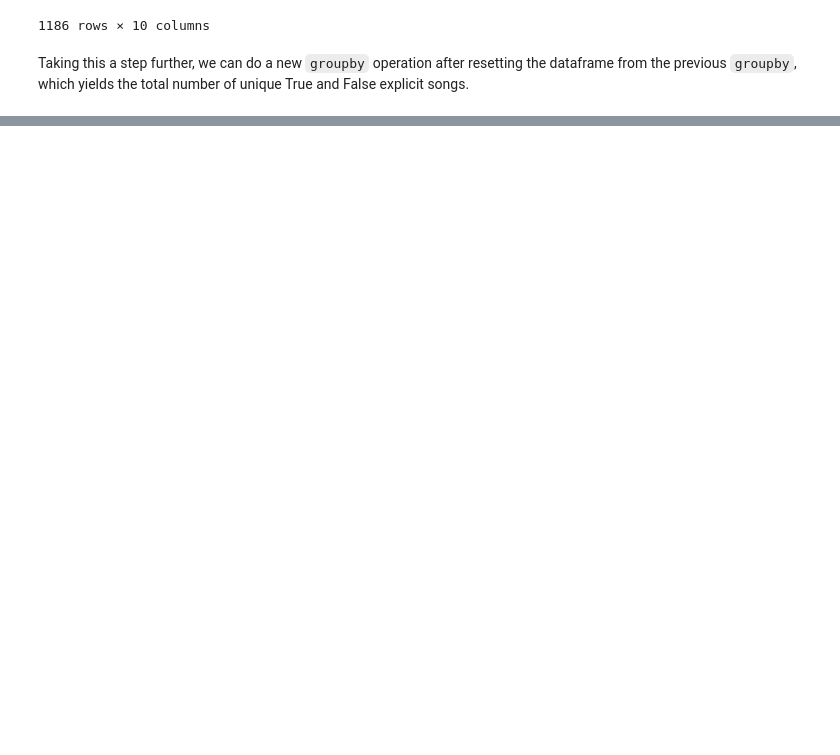
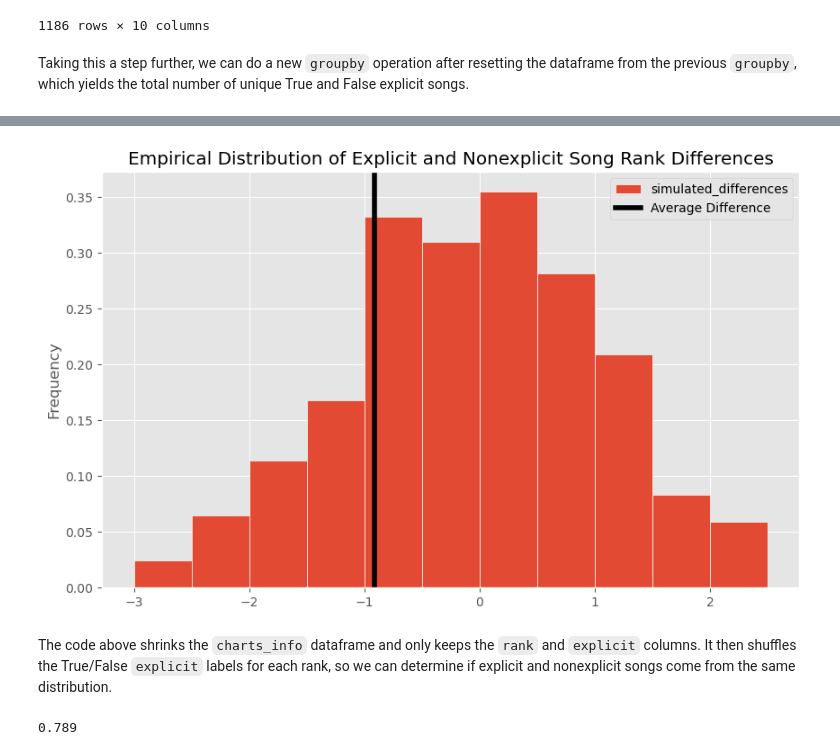
Before and after one commit to mtang24/spotify, a Jupyter notebook: charts.ipynb, the cells around one changed output, grey strips where cells are left out. Cells and saved outputs as stored; diff of their text form; code cells hidden in the pictures; blank space fills up the shorter version.

```diff
--- a/charts.ipynb
+++ b/charts.ipynb
@@ -199,0 +249,29 @@ Let's take a deeper look at the differences.
+# %%
+rank_vs_explicit = charts_info.get(['rank', 'explicit'])
+simulated_differences = np.array([])
+
+for i in range(1000):
+    rank_vs_explicit_shuffled = rank_vs_explicit.assign(shuffled_ranks = \
+        np.random.permutation(rank_vs_explicit['rank']))
+    nonexplicit_ranks = rank_vs_explicit_shuffled[rank_vs_explicit_shuffled \
+        ['explicit'] == False].get('shuffled_ranks')
+    explicit_ranks = rank_vs_explicit_shuffled[rank_vs_explicit_shuffled \
+        ['explicit'] == True].get('shuffled_ranks')
+    difference = explicit_ranks.mean() - nonexplicit_ranks.mean()
+    simulated_differences = np.append(simulated_differences, difference)
+
+(pd.DataFrame().assign(simulated_differences=simulated_differences)
+    .plot(kind='hist', bins = np.arange(-3, 3, 0.5),
+    density=True, ec='w', figsize=(10, 6),
+    title='Empirical Distribution of Explicit and Nonexplicit Song Rank Differences'));
+plt.axvline(rank_difference, color='black', linewidth=4, label='Average Difference')
+plt.legend();
+# %% [output]
+[figure, added]
+# %% [markdown]
+The code above shrinks the `charts_info` dataframe and only keeps the `rank` and `explicit` columns. It then shuffles the True/False `explicit` labels for each rank, so we can determine if explicit and nonexplicit songs come from the same distribution.
+# %%
+p_value = np.count_nonzero(simulated_differences >= rank_difference) / len(simulated_differences)
+p_value
+# %% [output]
+0.789
```
Also changed, not shown: parts of 51 cells of this notebook.
